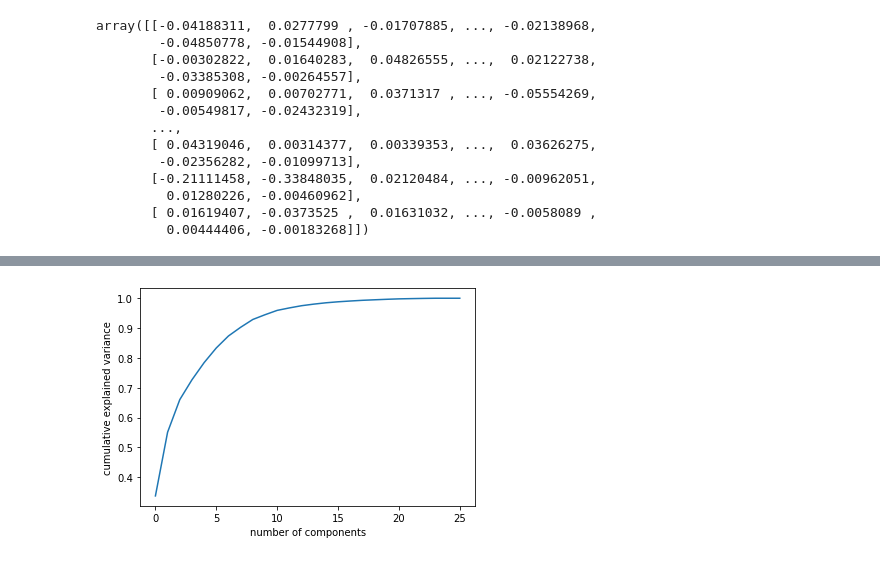
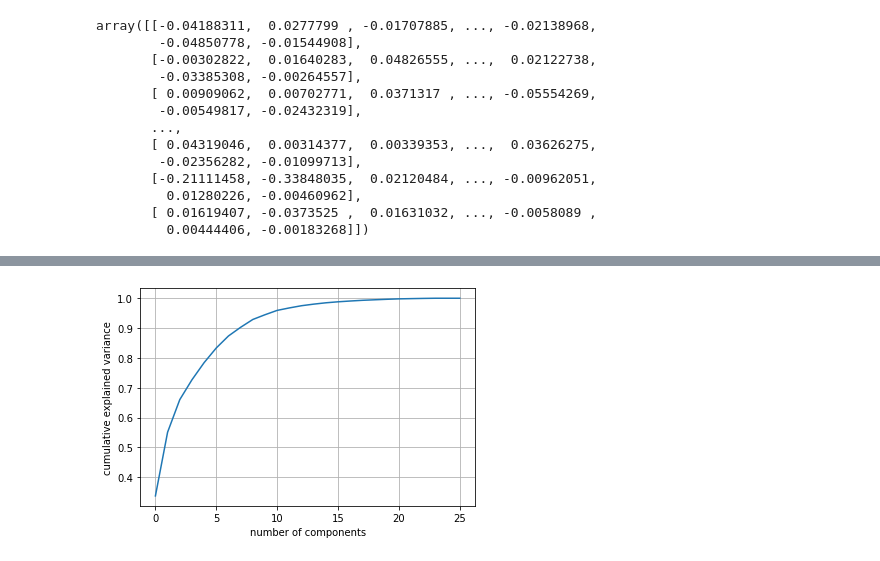
Before and after one commit to AlekKrajanowski/Motion-Capture-Gait, a Jupyter notebook: AKrajanowski/PCA.ipynb, the cells around one changed output, grey strips where cells are left out. Drawn from its saved outputs; the diff is of its cells as text; code cells hidden in the pictures.

```diff
--- a/AKrajanowski/PCA.ipynb
+++ b/AKrajanowski/PCA.ipynb
@@ -14,0 +14,5 @@ print('(samples, timesteps, features) (samples,label)-> ', x.shape, y.shape)
+# %%
+f=h5py.File(r'features_database.h5', 'r')
+print(list(f.keys()))
+x = f['x'][:,:,:]
+print('(samples, timesteps, features)', x.shape)
@@ -106,7 +132,9 @@ plt.colorbar();
 # %%
-pca = PCA().fit(scaled_data)
-plt.plot(np.cumsum(pca.explained_variance_ratio_))
+explained_variance = pca.explained_variance_ratio_
+
+plt.plot(np.cumsum(explained_variance))
 plt.xlabel('number of components')
 plt.ylabel('cumulative explained variance');
+plt.grid()
 # %% [output]
-[figure, old version]
+[figure, new version]
```
Also changed, not shown: parts of 8 cells of this notebook, 3 other files.
